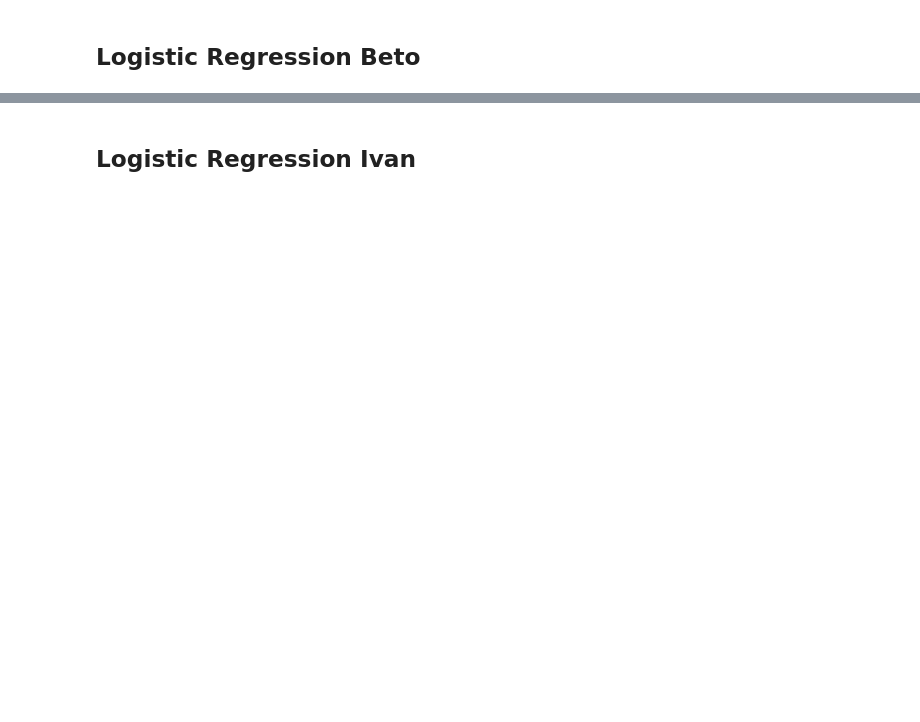
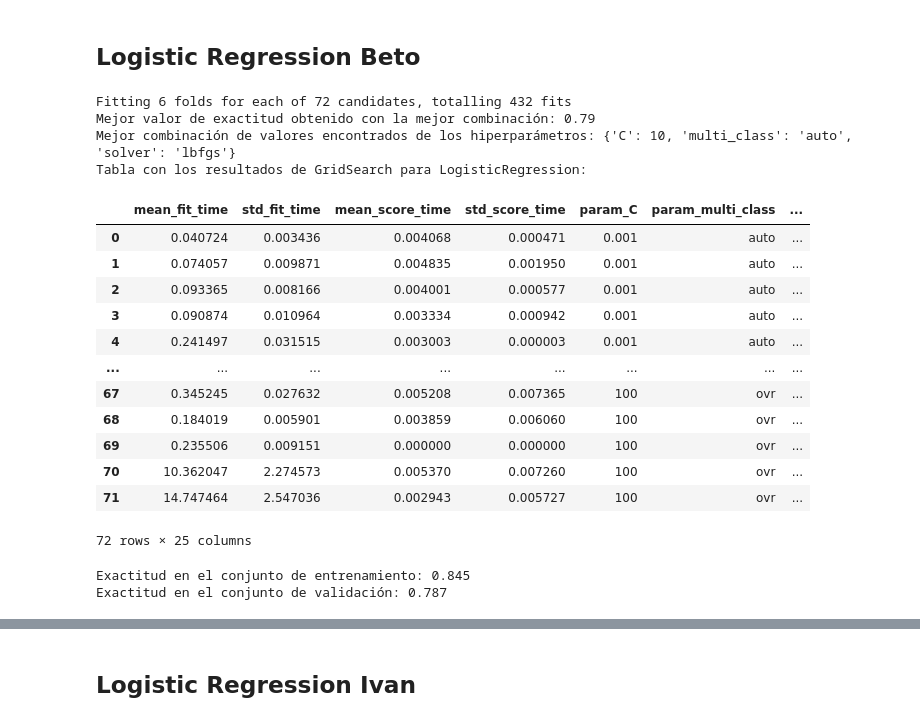
Before and after one commit to A01793469/NLP_Equipo34, a Jupyter notebook: Actividad5_2/Equipo34_semana05.ipynb, the cells around one changed output, grey strips where cells are left out. Cells and saved outputs as stored; diff of their text form; code cells hidden in the pictures; blank space fills up the shorter version.

```diff
--- a/Actividad5_2/Equipo34_semana05.ipynb
+++ b/Actividad5_2/Equipo34_semana05.ipynb
@@ -708,26 +747,50 @@ from sklearn.linear_model import LogisticRegression
 from sklearn.model_selection import cross_val_score
 
 # Definir rango inicial de hiperparámetros
-C_range = [0.0001, 0.001, 0.01, 0.1, 1, 10, 100]
-solver_options = ['lbfgs', 'liblinear', 'newton-cholesky', 'newton-cg', 'sag', 'saga']
+C = [0.001, 0.01, 0.1, 1, 10, 100]
+solver = ['lbfgs', 'liblinear', 'newton-cholesky', 'newton-cg', 'sag', 'saga']
+multi_class= ['auto', 'ovr']
 
 # Crear modelo inicial
 lr_model = LogisticRegression(penalty= 'l2', max_iter=5000)
 # %%
-lr_params= {'C': C_range,
-            'solver': solver_options}
+lr_params= {'C': C,
+            'solver': solver,
+            'multi_class': multi_class}
 
-lr_grid= GridSearchCV(lr_model, lr_params, scoring='accuracy', cv=kfold, n_jobs=-1, verbose=3, error_score='raise')
+lr_grid= GridSearchCV(lr_model, lr_params, scoring='accuracy', cv=kfold, n_jobs=-1, verbose=3, return_train_score=True)
 lr_grid.fit(trainEmb, y_train)
 lr_best = lr_grid.best_params_
+lr_grid_df = pd.DataFrame(lr_grid.cv_results_)
 
 print(f'Mejor valor de exactitud obtenido con la mejor combinación: {round(lr_grid.best_score_,2)}')
 print(f'Mejor combinación de valores encontrados de los hiperparámetros: {lr_grid.best_params_}')
+print('Tabla con los resultados de GridSearch para LogisticRegression:')
+lr_grid_df
+# %% [output]
+Fitting 6 folds for each of 72 candidates, totalling 432 fits
+Mejor valor de exactitud obtenido con la mejor combinación: 0.79
+Mejor combinación de valores encontrados de los hiperparámetros: {'C': 10, 'multi_class': 'auto', 'solver': 'lbfgs'}
+Tabla con los resultados de GridSearch para LogisticRegression:
+|  | mean_fit_time | std_fit_time | mean_score_time | std_score_time | param_C | param_multi_class | ... |
+| 0 | 0.040724 | 0.003436 | 0.004068 | 0.000471 | 0.001 | auto | ... |
+| 1 | 0.074057 | 0.009871 | 0.004835 | 0.001950 | 0.001 | auto | ... |
+| 2 | 0.093365 | 0.008166 | 0.004001 | 0.000577 | 0.001 | auto | ... |
+| 3 | 0.090874 | 0.010964 | 0.003334 | 0.000942 | 0.001 | auto | ... |
+| 4 | 0.241497 | 0.031515 | 0.003003 | 0.000003 | 0.001 | auto | ... |
+| ... | ... | ... | ... | ... | ... | ... | ... |
+| 67 | 0.345245 | 0.027632 | 0.005208 | 0.007365 | 100 | ovr | ... |
+| 68 | 0.184019 | 0.005901 | 0.003859 | 0.006060 | 100 | ovr | ... |
+| 69 | 0.235506 | 0.009151 | 0.000000 | 0.000000 | 100 | ovr | ... |
+| 70 | 10.362047 | 2.274573 | 0.005370 | 0.007260 | 100 | ovr | ... |
+| 71 | 14.747464 | 2.547036 | 0.002943 | 0.005727 | 100 | ovr | ... |
+72 rows × 25 columns
 # %%
 lr_best = lr_grid.best_params_
 
 final_lr_model = LogisticRegression(C=lr_best['C'],
                                     solver=lr_best['solver'],
+                                    multi_class=lr_best['multi_class'],
                                     penalty= 'l2', max_iter=5000)
 final_lr_model.fit(trainEmb, y_train)
 train_accuracy = final_lr_model.score(trainEmb, y_train)
@@ -735,6 +798,9 @@ val_accuracy = final_lr_model.score(valEmb, y_val)
 
 print(f"Exactitud en el conjunto de entrenamiento: {train_accuracy:.3f}")
 print(f"Exactitud en el conjunto de validación: {val_accuracy:.3f}")
+# %% [output]
+Exactitud en el conjunto de entrenamiento: 0.845
+Exactitud en el conjunto de validación: 0.787
 # %%
 print('Test-accuracy con el mejor modelo de Logistic Regression %.2f%%' % (100*final_lr_model.score(testEmb, y_test)))
 
```
Also changed, not shown: parts of 17 cells of this notebook.
